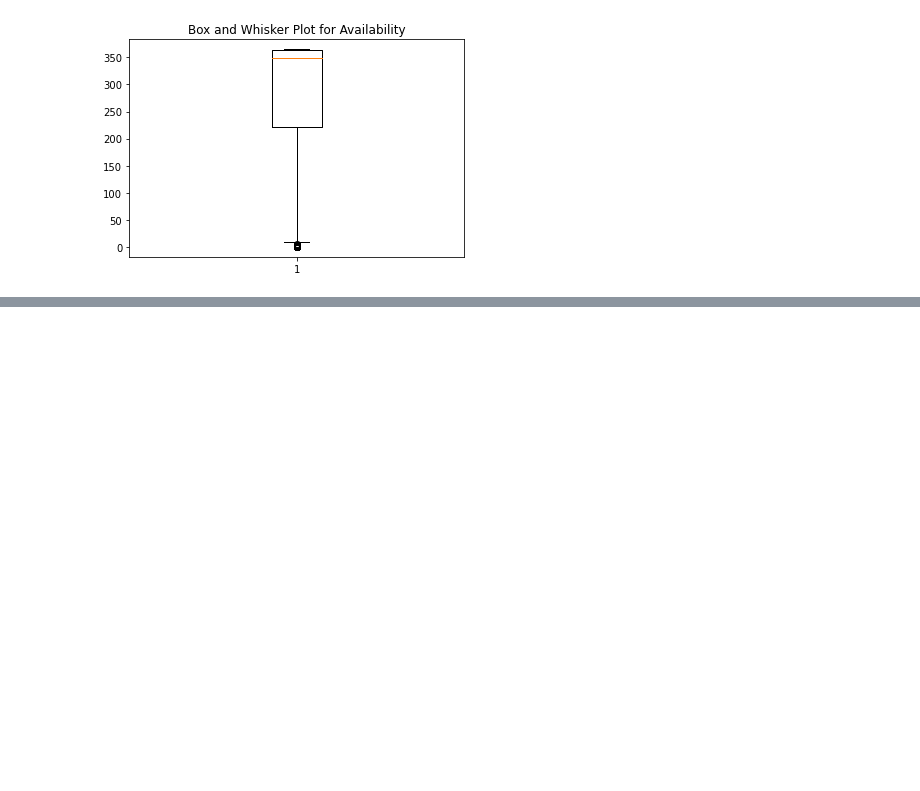
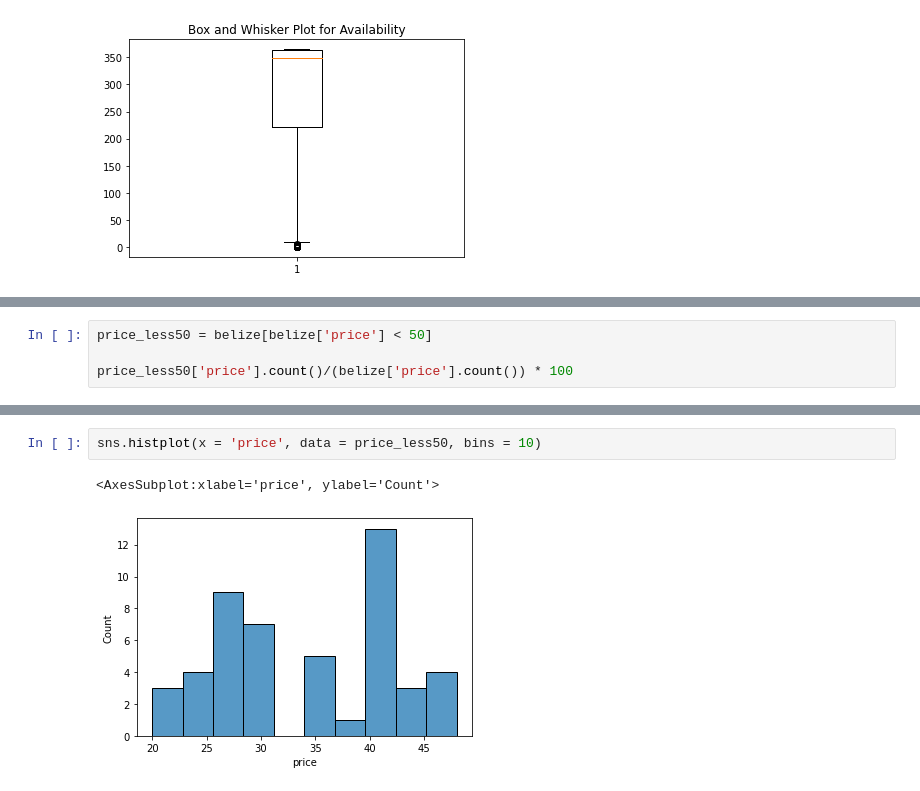
Before and after one commit to ytaiwo/Homework, a Jupyter notebook: week_09/Week9_Probability.ipynb, the cells around one changed output, grey strips where cells are left out. Drawn from its saved outputs; the diff is of its cells as text; blank space fills up the shorter version.

```diff
--- a/week_09/Week9_Probability.ipynb
+++ b/week_09/Week9_Probability.ipynb
@@ -55,0 +64,4 @@ uniform.cdf(50, price_min, price_max)
+# %%
+price_less50 = belize[belize['price'] < 50]
+
+price_less50['price'].count()/(belize['price'].count()) * 100
@@ -55,0 +85,5 @@ uniform.cdf(50, price_min, price_max)
+# %%
+sns.histplot(x = 'price', data = price_less50, bins = 10)
+# %% [output]
+<AxesSubplot:xlabel='price', ylabel='Count'>
+[figure, added]
```
Also changed, not shown: parts of 23 cells of this notebook.
